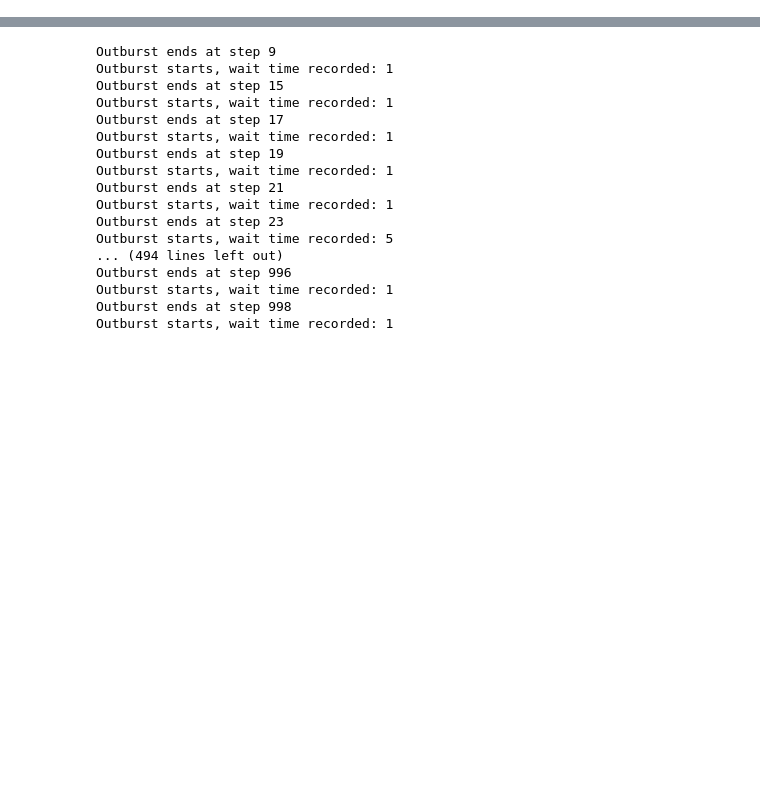
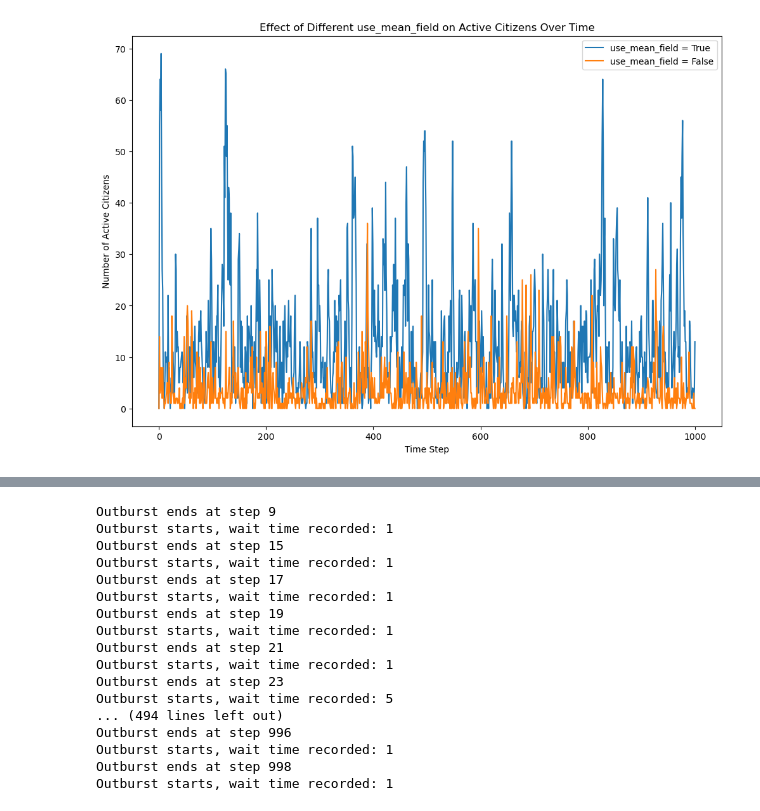
Before and after one commit to yehuihe/epstein_network_civil_violence, a Jupyter notebook: plot(final version).ipynb, the cells around one changed output, grey strips where cells are left out. Saved outputs shown, nothing was run; the diff lists cells and outputs as text; code cells hidden in the pictures; blank space fills up the shorter version.

```diff
--- a/plot(final version).ipynb
+++ b/plot(final version).ipynb
@@ -182,0 +119,42 @@ Error:
+# %%
+def run_model_with_different_use_mean_field(use_mean_field=False):
+    model = EpsteinNetworkCivilViolence(
+        width=40,
+        height=40,
+        citizen_density=0.7,
+        cop_density=0.04,
+        citizen_vision=5,
+        cop_vision=5,
+        legitimacy=0.77,
+        max_jail_term=15,
+        active_threshold=0.1,
+        arrest_prob_constant=2.3,
+        movement=True,
+        max_iters=1000,
+        alpha=0,
+        jail_factor = 1,
+        legitimacy_impact=0.01,
+        legitimacy_width=0.1,
+    )
+
+    for _ in range(1000):
+        model.step()
+    data = model.datacollector.get_model_vars_dataframe()
+    return data['Active']
+
+use_mean_field_conditions = [True, False]
+results = {}
+
+for use_mean_field in use_mean_field_conditions:
+    results[use_mean_field] = run_model_with_different_use_mean_field(use_mean_field)
+
+plt.figure(figsize=(12, 8))
+for use_mean_field, active_data in results.items():
+    plt.plot(active_data, label=f'use_mean_field = {use_mean_field}')
+plt.xlabel('Time Step')
+plt.ylabel('Number of Active Citizens')
+plt.title('Effect of Different use_mean_field on Active Citizens Over Time')
+plt.legend()
+plt.show()
+# %% [output]
+[figure, added]
```
Also changed, not shown: parts of 13 cells of this notebook.
